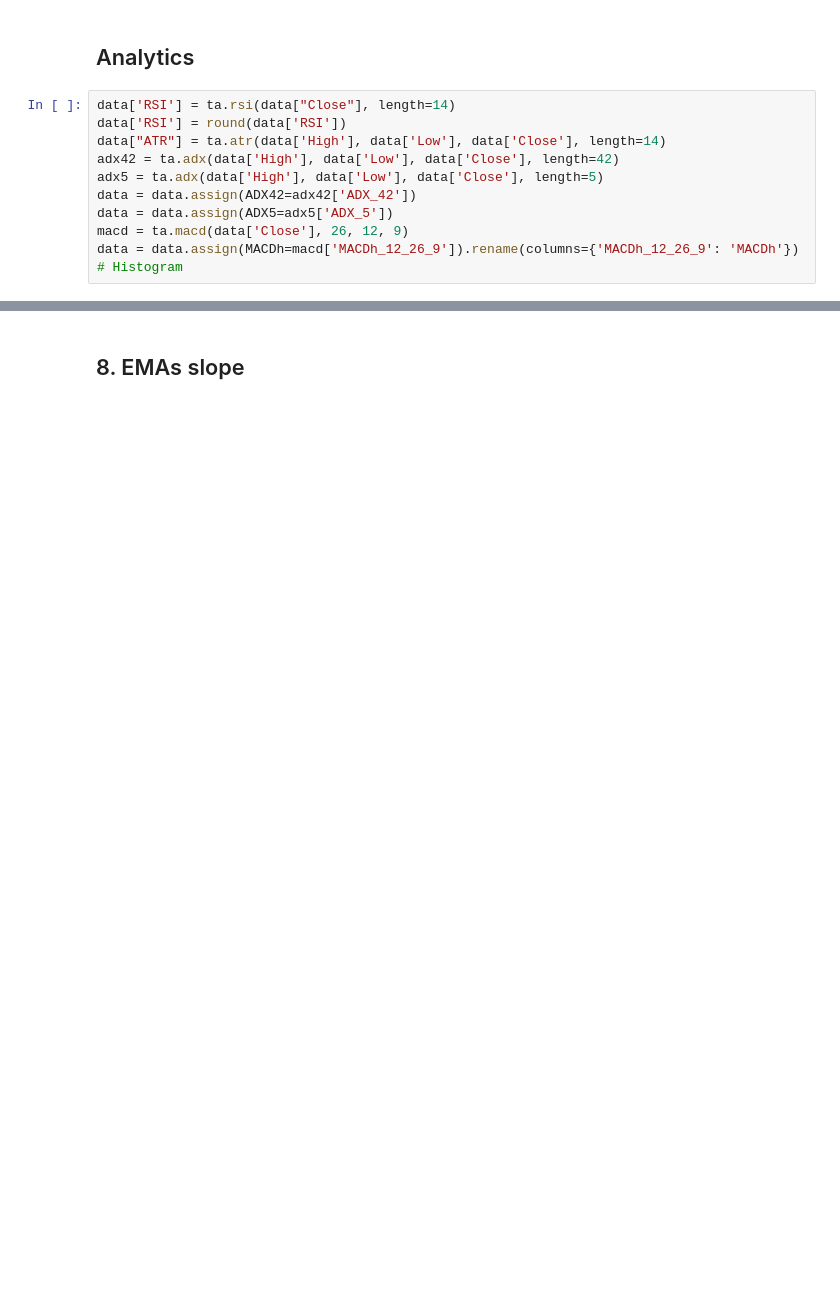
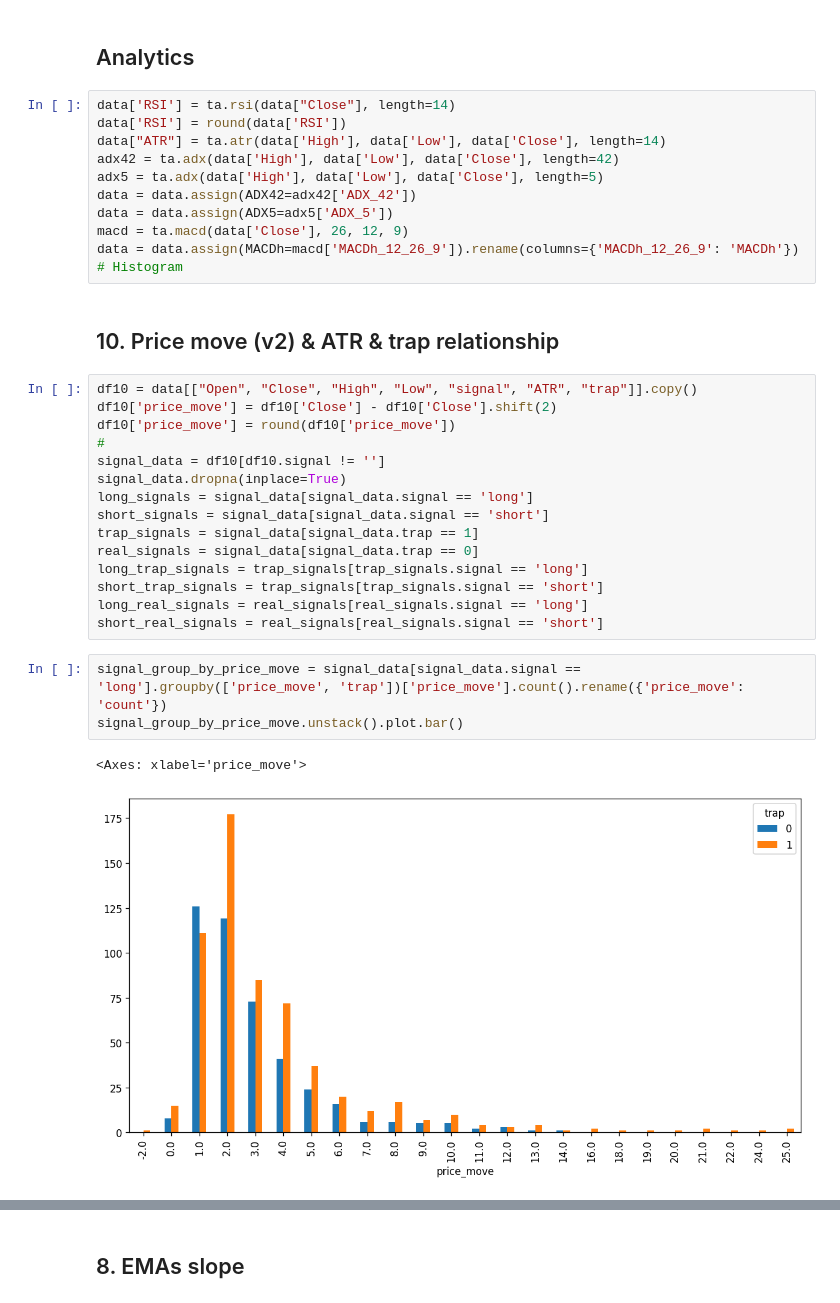
Before and after one commit to zuongthaotn/phantich-chungkhoan, a Jupyter notebook: VN30F1M/Couple_candlesticks_v1.ipynb, the cells around one changed output, grey strips where cells are left out. Saved outputs shown, nothing was run; the diff lists cells and outputs as text; blank space fills up the shorter version.

```diff
--- a/VN30F1M/Couple_candlesticks_v1.ipynb
+++ b/VN30F1M/Couple_candlesticks_v1.ipynb
@@ -150,3 +155,26 @@ data = data.assign(ADX42=adx42['ADX_42'])
 data = data.assign(ADX5=adx5['ADX_5'])
 macd = ta.macd(data['Close'], 26, 12, 9)
 data = data.assign(MACDh=macd['MACDh_12_26_9']).rename(columns={'MACDh_12_26_9': 'MACDh'})    # Histogram
+# %% [markdown]
+## 10. Price move (v2) & ATR & trap relationship
+# %%
+df10 = data[["Open", "Close", "High", "Low", "signal", "ATR", "trap"]].copy()
+df10['price_move'] = df10['Close'] - df10['Close'].shift(2)
+df10['price_move'] = round(df10['price_move'])
+#
+signal_data = df10[df10.signal != '']
+signal_data.dropna(inplace=True)
+long_signals = signal_data[signal_data.signal == 'long']
+short_signals = signal_data[signal_data.signal == 'short']
+trap_signals = signal_data[signal_data.trap == 1]
+real_signals = signal_data[signal_data.trap == 0]
+long_trap_signals = trap_signals[trap_signals.signal == 'long']
+short_trap_signals = trap_signals[trap_signals.signal == 'short']
+long_real_signals = real_signals[real_signals.signal == 'long']
+short_real_signals = real_signals[real_signals.signal == 'short']
+# %%
+signal_group_by_price_move = signal_data[signal_data.signal == 'long'].groupby(['price_move', 'trap'])['price_move'].count().rename({'price_move': 'count'})
+signal_group_by_price_move.unstack().plot.bar()
+# %% [output]
+<Axes: xlabel='price_move'>
+[figure, added]
```
Also changed, not shown: parts of 31 cells of this notebook, 1 other file.
